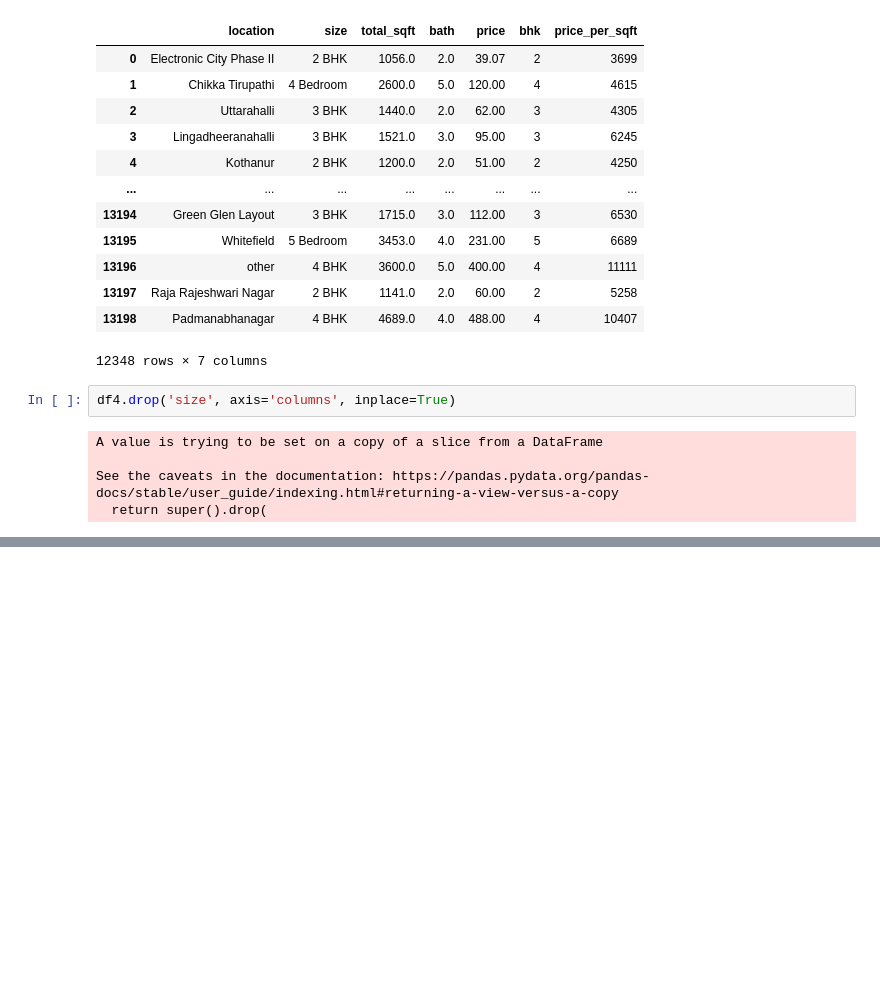
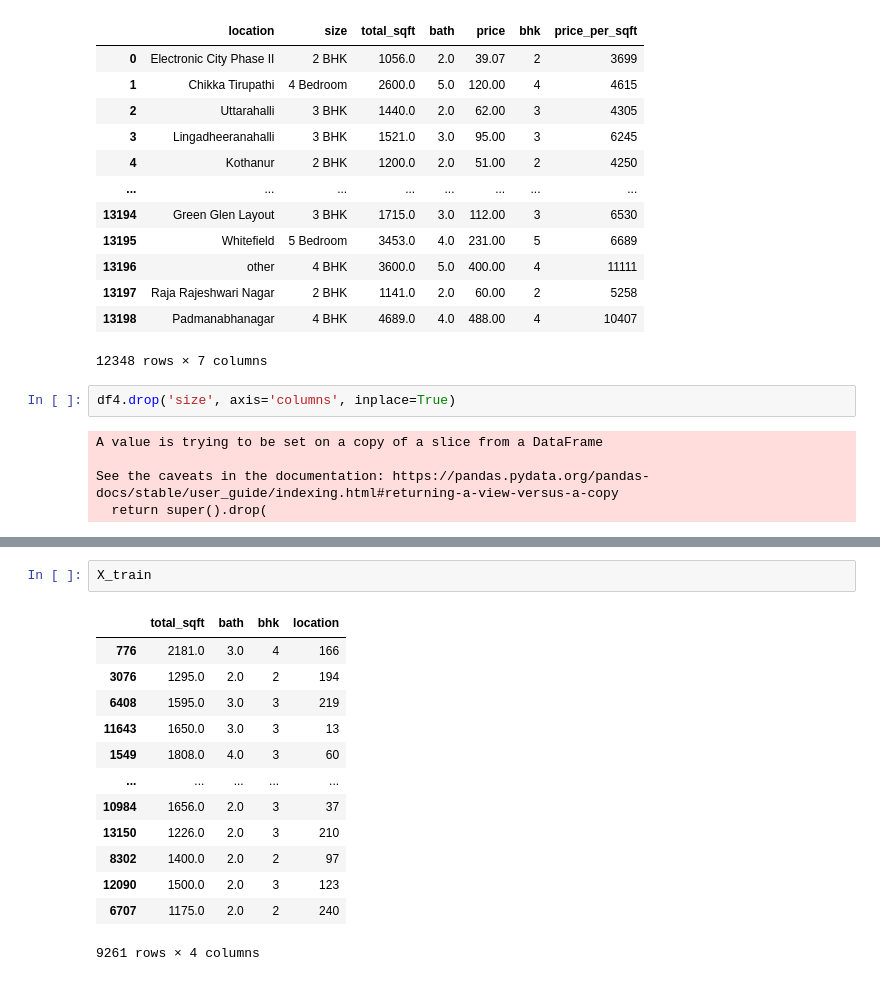
Before and after one commit to babuus/Class, a Jupyter notebook: Untitled.ipynb, the cells around one changed output, grey strips where cells are left out. Saved outputs shown, nothing was run; the diff lists cells and outputs as text; blank space fills up the shorter version.

```diff
--- a/Untitled.ipynb
+++ b/Untitled.ipynb
@@ -116,0 +236,16 @@ tf.config.experimental.list_physical_devices(), tf.test.is_built_with_cuda()
+# %%
+X_train
+# %% [output]
+|  | total_sqft | bath | bhk | location |
+| 776 | 2181.0 | 3.0 | 4 | 166 |
+| 3076 | 1295.0 | 2.0 | 2 | 194 |
+| 6408 | 1595.0 | 3.0 | 3 | 219 |
+| 11643 | 1650.0 | 3.0 | 3 | 13 |
+| 1549 | 1808.0 | 4.0 | 3 | 60 |
+| ... | ... | ... | ... | ... |
+| 10984 | 1656.0 | 2.0 | 3 | 37 |
+| 13150 | 1226.0 | 2.0 | 3 | 210 |
+| 8302 | 1400.0 | 2.0 | 2 | 97 |
+| 12090 | 1500.0 | 2.0 | 3 | 123 |
+| 6707 | 1175.0 | 2.0 | 2 | 240 |
+9261 rows × 4 columns
```
Also changed, not shown: parts of 16 cells of this notebook, 12 other files.
